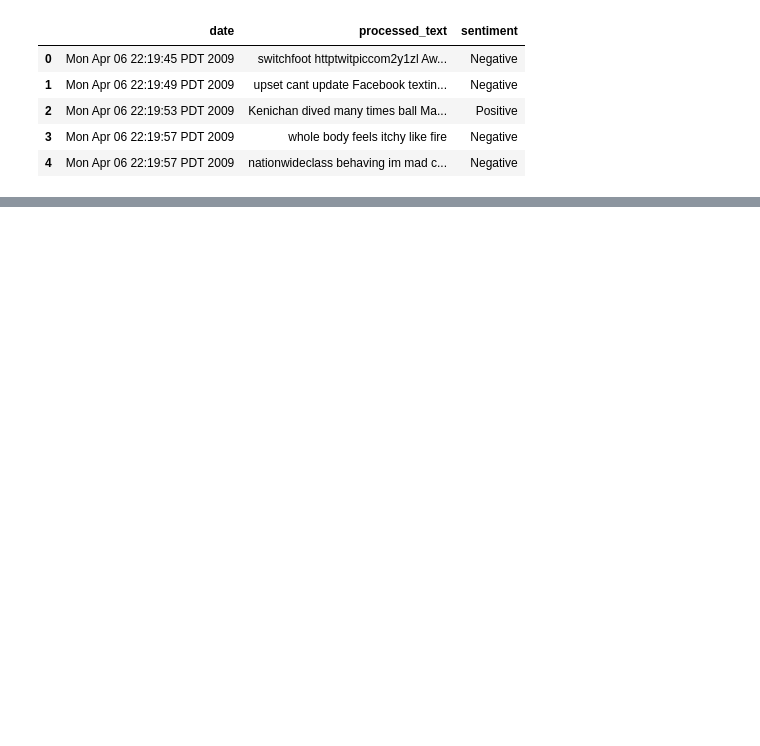
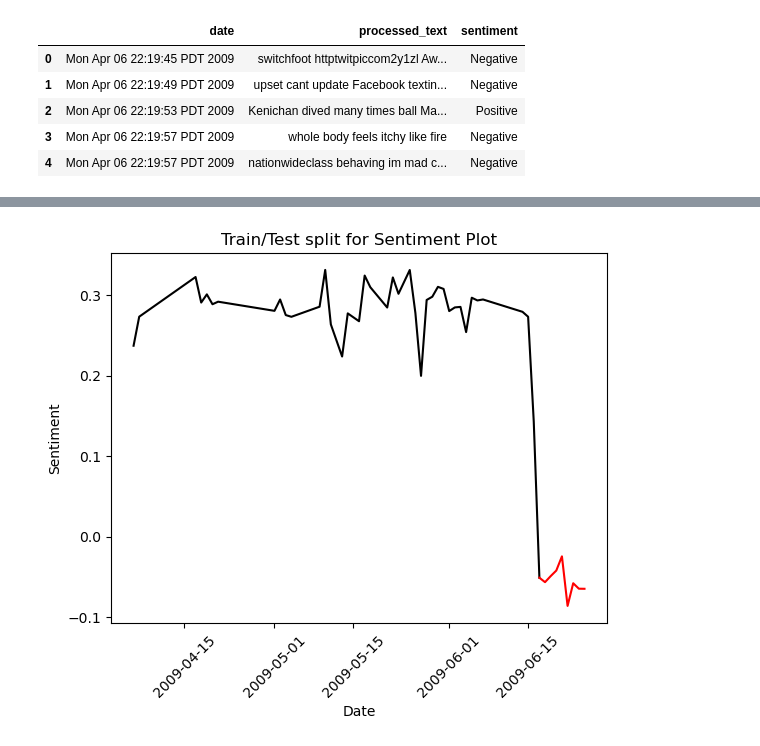
Before and after one commit to sbs23019/MSA_DA_S2_CA2, a Jupyter notebook: S2_CA2_initial.ipynb, the cells around one changed output, grey strips where cells are left out. Cells and saved outputs as stored; diff of their text form; code cells hidden in the pictures; blank space fills up the shorter version.

```diff
--- a/S2_CA2_initial.ipynb
+++ b/S2_CA2_initial.ipynb
@@ -176,0 +295,17 @@ data_sentiments.head()
+# %%
+#test-train split
+
+train_size = int(0.9 * len(sentiment_dates))
+
+train, test = sentiment_dates.iloc[:train_size+1], sentiment_dates.iloc[train_size:]
+# %%
+
+plt.plot(train, color = "black", label = 'Training')
+plt.plot(test, color = "red", label = 'Testing')
+plt.ylabel('Sentiment')
+plt.xlabel('Date')
+plt.xticks(rotation=45)
+plt.title("Train/Test split for Sentiment Plot")
+plt.show()
+# %% [output]
+[figure, added]
```
Also changed, not shown: parts of 23 cells of this notebook.
